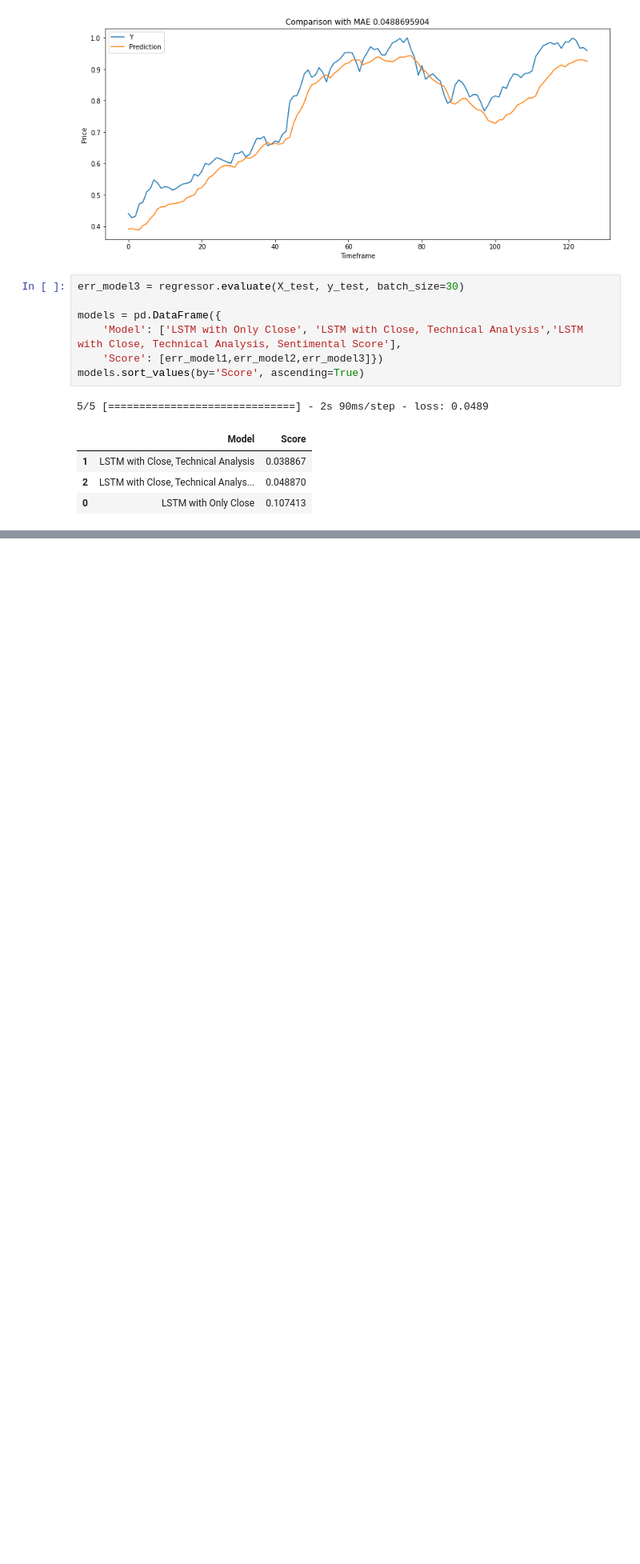
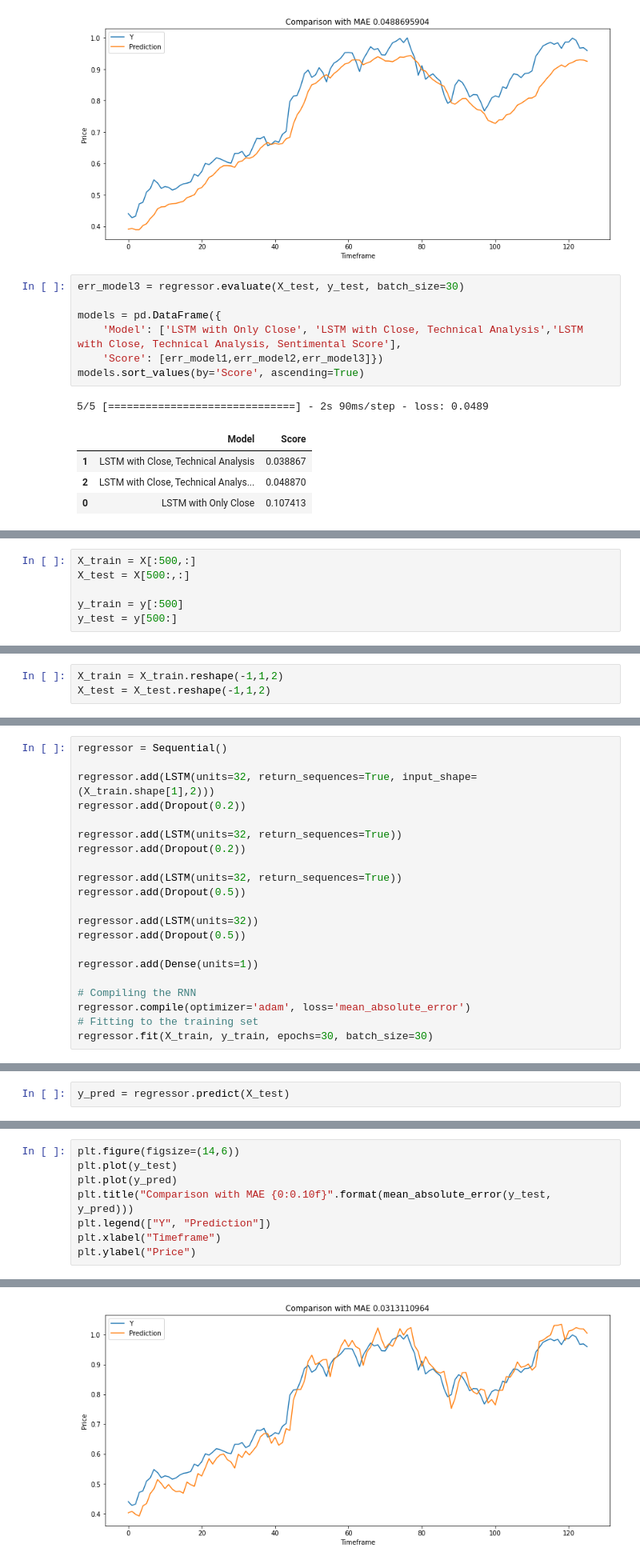
Before and after one commit to 6058ah/BusinessCapstone, a Jupyter notebook: 딥러닝과_텍스트마이닝을_통한_ETF_매매.ipynb, the cells around one changed output, grey strips where cells are left out. Shown at 80% size. Saved outputs shown, nothing was run; the diff lists cells and outputs as text; blank space fills up the shorter version.

```diff
--- a/딥러닝과_텍스트마이닝을_통한_ETF_매매.ipynb
+++ b/딥러닝과_텍스트마이닝을_통한_ETF_매매.ipynb
@@ -893,0 +946,6 @@ models.sort_values(by='Score', ascending=True)
+# %%
+X_train = X[:500,:]
+X_test = X[500:,:]
+
+y_train = y[:500]
+y_test = y[500:]
@@ -893,0 +960,3 @@ models.sort_values(by='Score', ascending=True)
+# %%
+X_train = X_train.reshape(-1,1,2)
+X_test = X_test.reshape(-1,1,2)
@@ -893,0 +965,21 @@ models.sort_values(by='Score', ascending=True)
+# %%
+regressor = Sequential()
+
+regressor.add(LSTM(units=32, return_sequences=True, input_shape=(X_train.shape[1],2)))
+regressor.add(Dropout(0.2))
+
+regressor.add(LSTM(units=32, return_sequences=True))
+regressor.add(Dropout(0.2))
+
+regressor.add(LSTM(units=32, return_sequences=True))
+regressor.add(Dropout(0.5))
+
+regressor.add(LSTM(units=32))
+regressor.add(Dropout(0.5))
+
+regressor.add(Dense(units=1))
+
+# Compiling the RNN
+regressor.compile(optimizer='adam', loss='mean_absolute_error')
+# Fitting to the training set
+regressor.fit(X_train, y_train, epochs=30, batch_size=30)
@@ -893,0 +1007,2 @@ models.sort_values(by='Score', ascending=True)
+# %%
+y_pred = regressor.predict(X_test)
@@ -893,0 +1029,9 @@ models.sort_values(by='Score', ascending=True)
+# %%
+plt.figure(figsize=(14,6))
+plt.plot(y_test)
+plt.plot(y_pred)
+plt.title("Comparison with MAE {0:0.10f}".format(mean_absolute_error(y_test, y_pred)))
+plt.legend(["Y", "Prediction"])
+plt.xlabel("Timeframe")
+plt.ylabel("Price")
+# %% [output]
@@ -893,0 +1039 @@ models.sort_values(by='Score', ascending=True)
+[figure, added]
```
Also changed, not shown: parts of 12 cells of this notebook.
